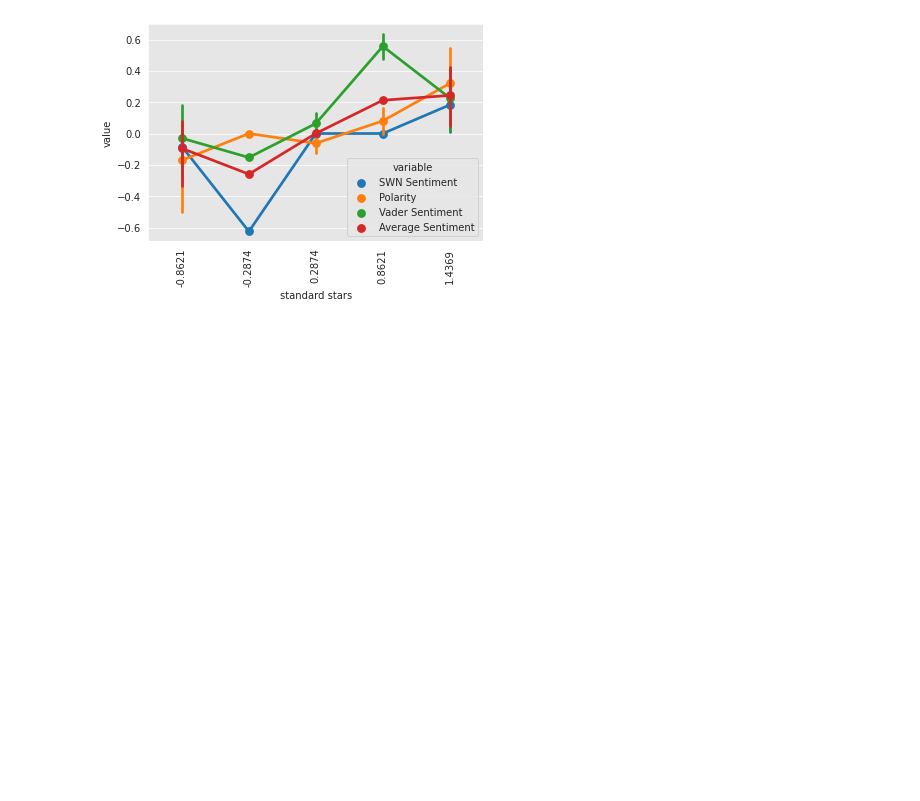
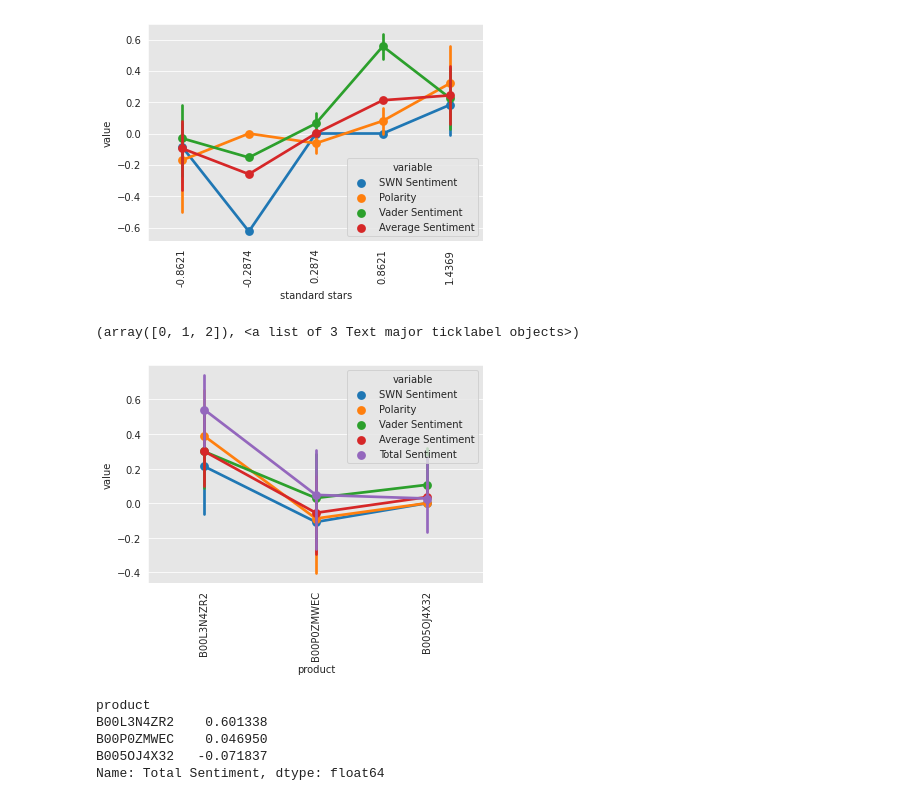
Before and after one commit to yassmin1/Coffee_Lovers, a Jupyter notebook: coffee_review_sentiments.ipynb, the cells around one changed output. Cells and saved outputs as stored; diff of their text form; code cells hidden in the pictures; blank space fills up the shorter version.

```diff
--- a/coffee_review_sentiments.ipynb
+++ b/coffee_review_sentiments.ipynb
@@ -366,3 +366,21 @@ plt.xticks(rotation=90)
 [figure]
 # %%
 #sns.countplot(data=fin_data,x='stars',hue='SWN Analysis',hue_order=['Positive','Neutral','Negative'],order=['1.0','2.0','3.0','4.0','5.0'])
+# %%
+fin_data['Total Sentiment']=fin_data[['SWN Sentiment','Polarity','Vader Sentiment','standard stars']].mean(axis=1)
+fin_data['Total Anlysis']=fin_data['Average Sentiment'].apply(sentiment_to_analysis)
+# %%
+melt_Sentiment_all=fin_data[['product','SWN Sentiment','Polarity','Vader Sentiment','Average Sentiment','Total Sentiment']].melt(id_vars='product')
+sns.pointplot(data=melt_Sentiment_all,x='product',y='value',hue='variable')
+plt.xticks(rotation=90)
+# %% [output]
+(array([0, 1, 2]), <a list of 3 Text major ticklabel objects>)
+[figure, added]
+# %%
+fin_data.groupby('product')['Total Sentiment'].median().sort_values(ascending=False)
+# %% [output]
+product
+B00L3N4ZR2    0.601338
+B00P0ZMWEC    0.046950
+B005OJ4X32   -0.071837
+Name: Total Sentiment, dtype: float64
```
Also changed, not shown: parts of 3 cells of this notebook.
